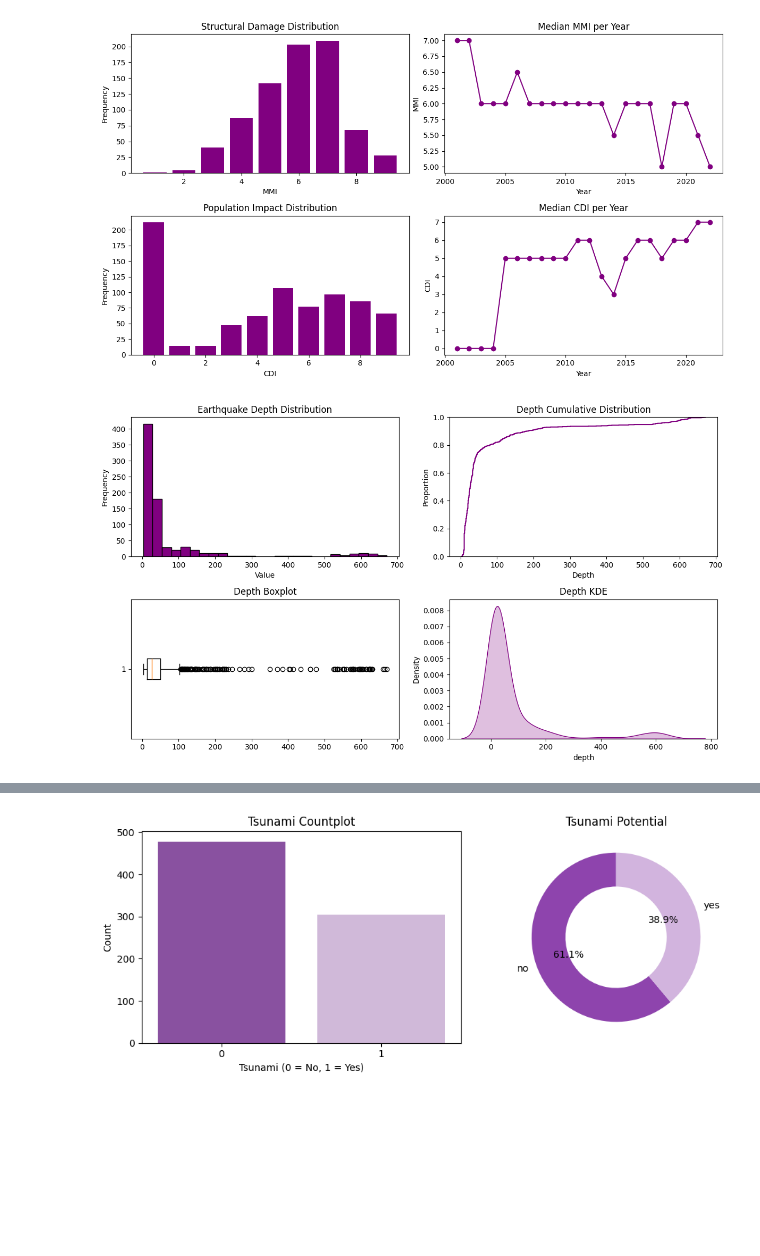
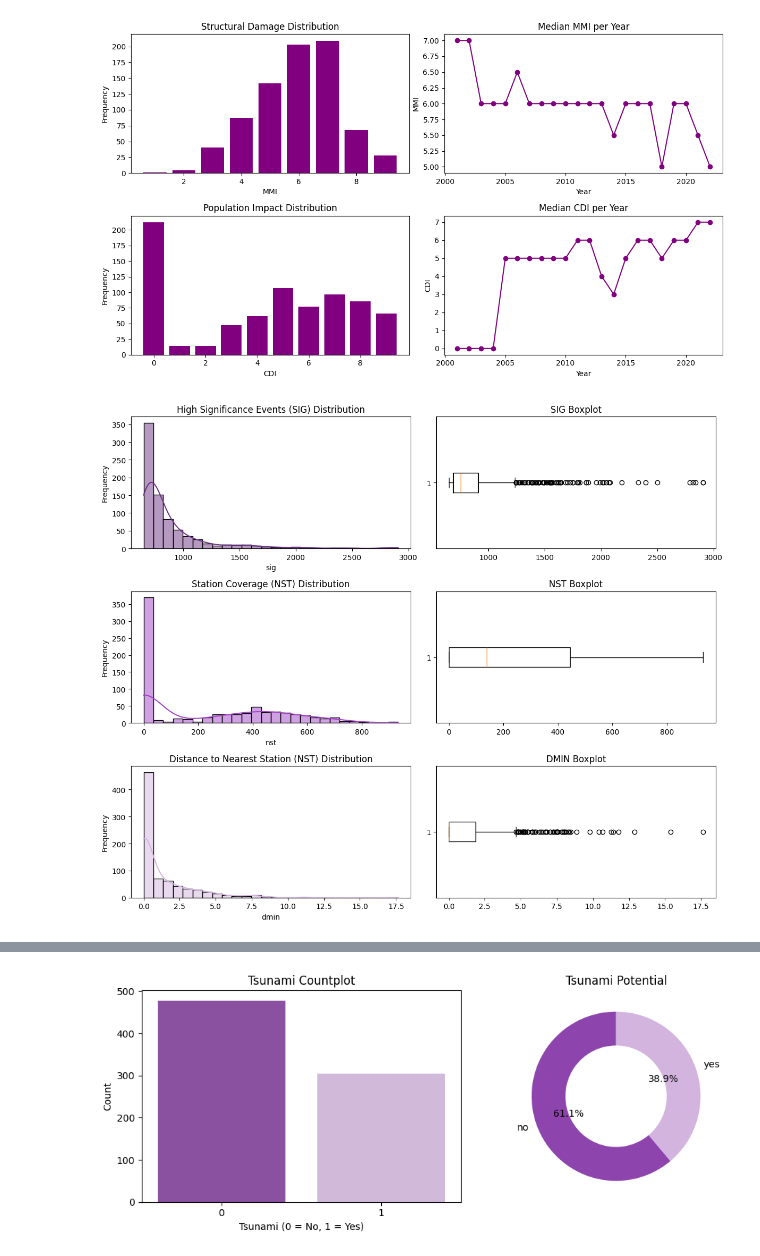
Before and after one commit to its-very-berry-dark/mini-data-science-labs, a Jupyter notebook: 00_EDA_on_datasets/A_earthquake_tsunami_risk_assessment/project_draft.ipynb, the cells around one changed output, grey strips where cells are left out. Cells and saved outputs as stored; diff of their text form; code cells hidden in the pictures; blank space fills up the shorter version.

```diff
--- a/00_EDA_on_datasets/A_earthquake_tsunami_risk_assessment/project_draft.ipynb
+++ b/00_EDA_on_datasets/A_earthquake_tsunami_risk_assessment/project_draft.ipynb
@@ -253,29 +258,23 @@ plt.tight_layout()
 plt.show()
 # %% [output]
 [figure]
-# %%
-fig, axes = plt.subplots(2, 2, figsize=(12,7))
-
-# Hist plot
-axes[0, 0].hist(df['depth'], bins=26, color='purple', edgecolor='black')
-axes[0, 0].set_title('Earthquake Depth Distribution')
-axes[0, 0].set_xlabel("Value")
-axes[0, 0].set_ylabel("Frequency")
-
-# ECDF plot
-sns.ecdfplot(df['depth'], color='purple', ax=axes[0, 1])
-axes[0, 1].set_title("Depth Cumulative Distribution")
-axes[0, 1].set_xlabel("Depth")
-
-## Box plot
-axes[1, 0].boxplot(df['depth'], vert=False)
-axes[1, 0].set_title('Depth Boxplot')
-
-## KDE plot
-sns.kdeplot(df["depth"], fill=True, ax=axes[1, 1], color='purple')
-axes[1, 1].set_title("Depth KDE")
-
-plt.tight_layout()
-plt.show()
-# %% [output]
-[figure, removed]
+# %%
+fig, axes = plt.subplots(3, 2, figsize=(12,10))
+
+### DEPTH COLUMN ###
+plot_hist(axes[0, 0], 'sig', 'High Significance Events (SIG) Distribution', '#6C3483', True)
+plot_box(axes[0, 1], 'sig', 'SIG Boxplot')
+
+### SIG COLUMN ###
+plot_hist(axes[1, 0], 'nst', 'Station Coverage (NST) Distribution', "#A244C7", True)
+plot_box(axes[1, 1], 'nst', 'NST Boxplot')
+
+### DMIN COLUMN ###
+plot_hist(axes[2, 0], 'dmin', 'Distance to Nearest Station (NST) Distribution', '#D2B4DE', True)
+plot_box(axes[2, 1], 'dmin', 'DMIN Boxplot')
+
+
+plt.tight_layout()
+plt.show()
+# %% [output]
+[figure, added]
```
Also changed, not shown: parts of 8 cells of this notebook.
